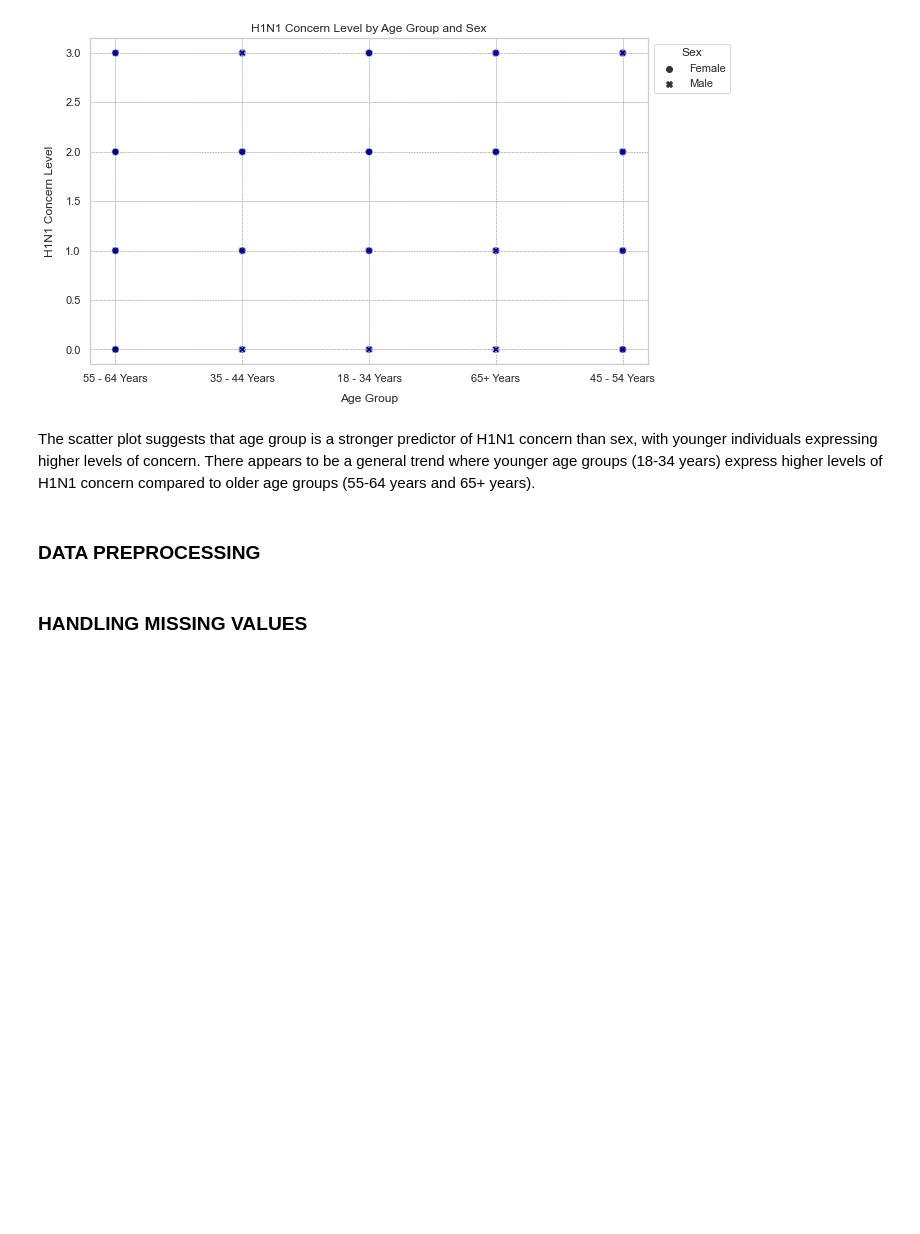
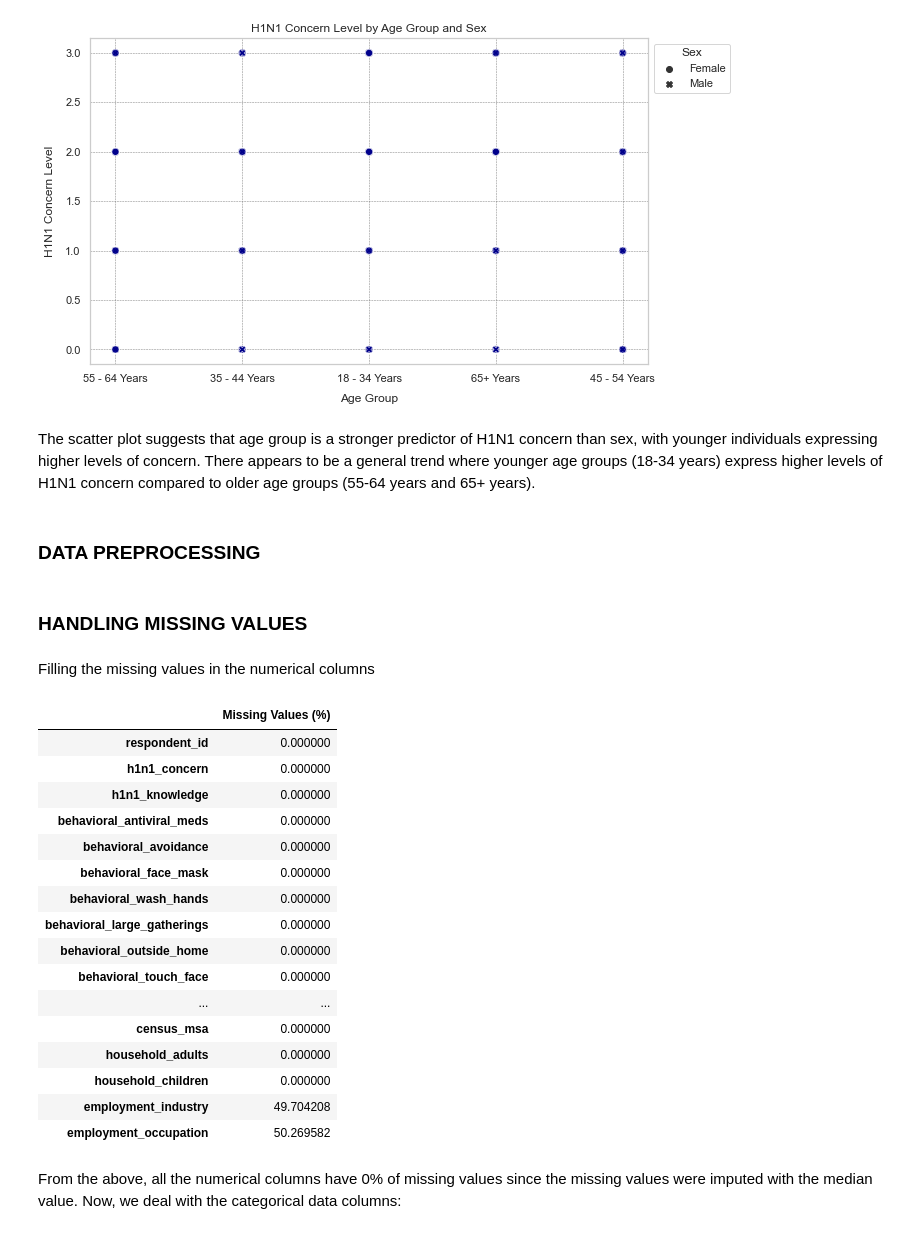
Before and after one commit to NamaembaSilali/vaccine-project, a Jupyter notebook: index.ipynb, the cells around one changed output. Cells and saved outputs as stored; diff of their text form; code cells hidden in the pictures; blank space fills up the shorter version.

Commit message:
handling missing values

```diff
--- a/index.ipynb
+++ b/index.ipynb
@@ -388,6 +388,8 @@ def get_numerical_columns(df):
     return numerical_columns
 # %% [markdown]
 ### HANDLING MISSING VALUES
+# %% [markdown]
+Filling the missing values in the numerical columns
 # %%
 #defining a function fill missing values in the numerical columns with the median
 def clean_numerical_with_median(df, columns):
@@ -398,0 +407,30 @@ def clean_numerical_with_median(df, columns):
+# %%
+#dealing with test data
+test_numeric = get_numerical_columns(df2_test)
+
+#cleaning the data
+df2_test = clean_numerical_with_median(df2_test, test_numeric)
+# %%
+missing_values_percentage(df2_train)
+missing_values_percentage(df2_test)
+# %% [output]
+|  | Missing Values (%) |
+| respondent_id | 0.000000 |
+| h1n1_concern | 0.000000 |
+| h1n1_knowledge | 0.000000 |
+| behavioral_antiviral_meds | 0.000000 |
+| behavioral_avoidance | 0.000000 |
+| behavioral_face_mask | 0.000000 |
+| behavioral_wash_hands | 0.000000 |
+| behavioral_large_gatherings | 0.000000 |
+| behavioral_outside_home | 0.000000 |
+| behavioral_touch_face | 0.000000 |
+| ... | ... |
+| census_msa | 0.000000 |
+| household_adults | 0.000000 |
+| household_children | 0.000000 |
+| employment_industry | 49.704208 |
+| employment_occupation | 50.269582 |
+# %% [markdown]
+From the above, all the numerical columns have 0% of missing values since the missing values were imputed with the median value.
+Now, we deal with the categorical data columns:
```
Also changed, not shown: parts of 8 cells of this notebook.
